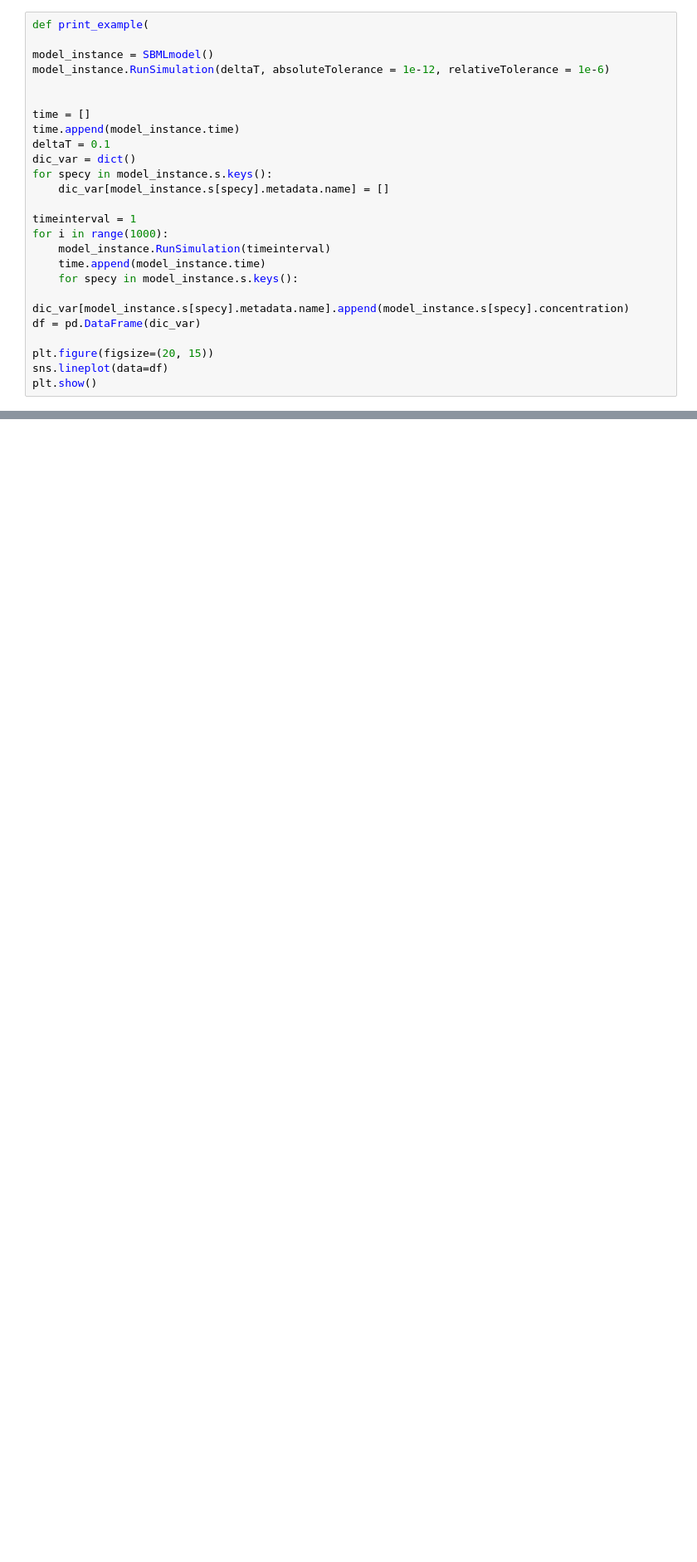
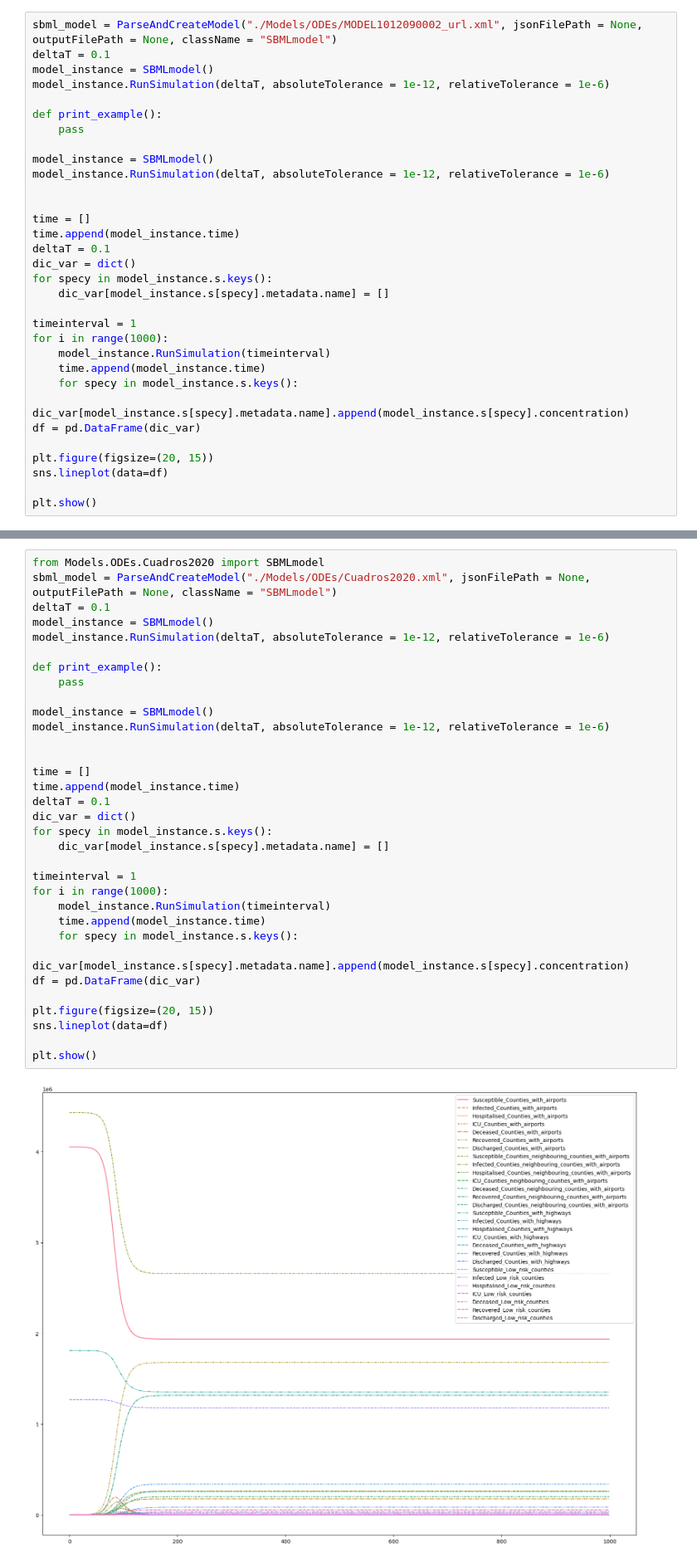
Before and after one commit to Lelmose/Biological-Semantic-Information, a Jupyter notebook: Tests on bio models.ipynb, the cells around one changed output, grey strips where cells are left out. Shown: that part at 83% size. Saved outputs shown, nothing was run; the diff lists cells and outputs as text; blank space fills up the shorter version.

Commit message:
epidemio model

```diff
--- a/Tests on bio models.ipynb
+++ b/Tests on bio models.ipynb
@@ -17,5 +10,11 @@ model_instance.
 # %%
-def print_example(
+sbml_model = ParseAndCreateModel("./Models/ODEs/MODEL1012090002_url.xml", jsonFilePath = None, outputFilePath = None, className = "SBMLmodel")
+deltaT = 0.1
+model_instance = SBMLmodel()
+model_instance.RunSimulation(deltaT, absoluteTolerance = 1e-12, relativeTolerance = 1e-6)
+
+def print_example():
+	pass
 
 model_instance = SBMLmodel()
 model_instance.RunSimulation(deltaT, absoluteTolerance = 1e-12, relativeTolerance = 1e-6)
@@ -38,4 +37,5 @@ df = pd.DataFrame(dic_var)
 
 plt.figure(figsize=(20, 15))
 sns.lineplot(data=df)
+
 plt.show()
@@ -43,0 +42,35 @@ plt.show()
+# %%
+from Models.ODEs.Cuadros2020 import SBMLmodel
+sbml_model = ParseAndCreateModel("./Models/ODEs/Cuadros2020.xml", jsonFilePath = None, outputFilePath = None, className = "SBMLmodel")
+deltaT = 0.1
+model_instance = SBMLmodel()
+model_instance.RunSimulation(deltaT, absoluteTolerance = 1e-12, relativeTolerance = 1e-6)
+
+def print_example():
+	pass
+
+model_instance = SBMLmodel()
+model_instance.RunSimulation(deltaT, absoluteTolerance = 1e-12, relativeTolerance = 1e-6)
+
+
+time = []
+time.append(model_instance.time)
+deltaT = 0.1
+dic_var = dict()
+for specy in model_instance.s.keys():
+    dic_var[model_instance.s[specy].metadata.name] = []
+
+timeinterval = 1
+for i in range(1000):
+	model_instance.RunSimulation(timeinterval)
+	time.append(model_instance.time)
+	for specy in model_instance.s.keys():
+		dic_var[model_instance.s[specy].metadata.name].append(model_instance.s[specy].concentration)
+df = pd.DataFrame(dic_var)
+
+plt.figure(figsize=(20, 15))
+sns.lineplot(data=df)
+
+plt.show()
+# %% [output]
+[figure, added]
```
Also changed, not shown: parts of 5 cells of this notebook, 2 other files.
